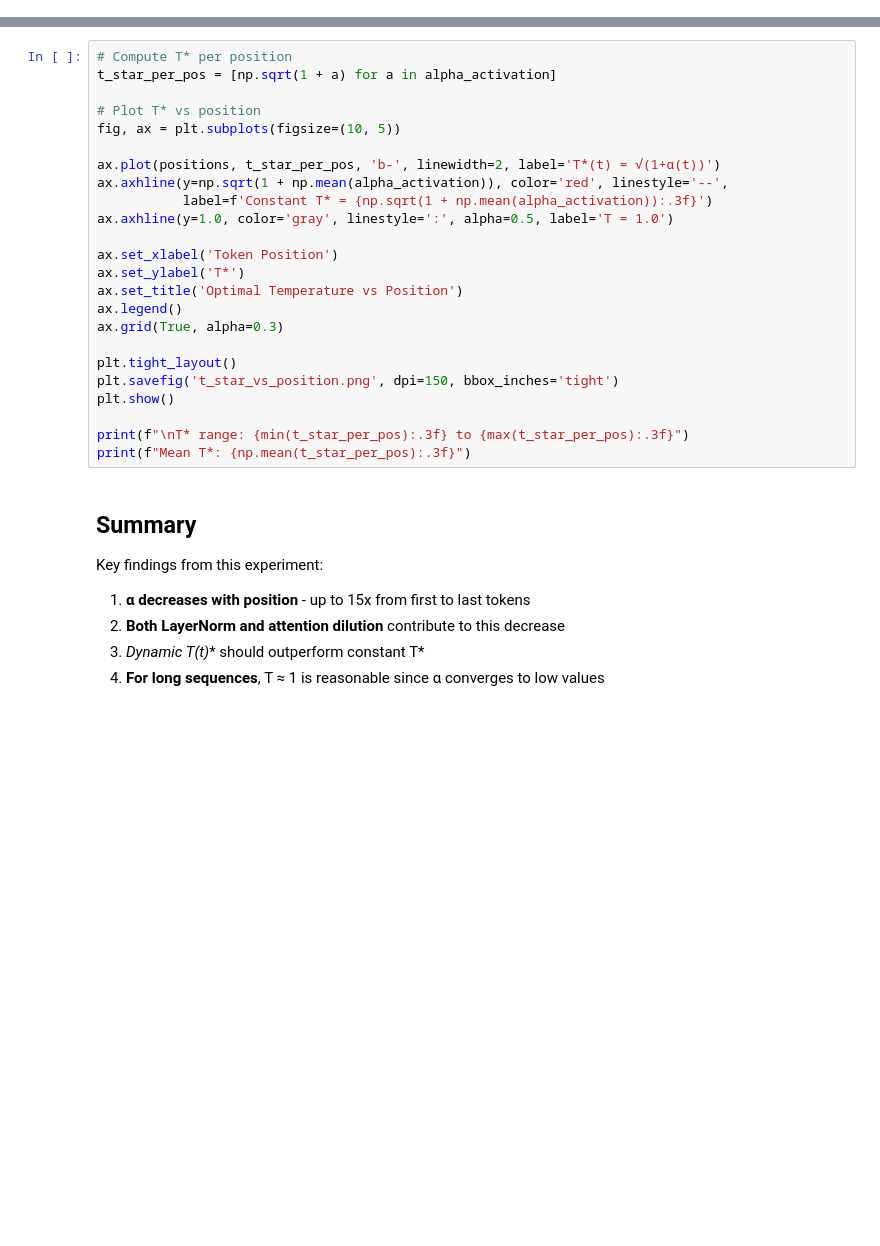
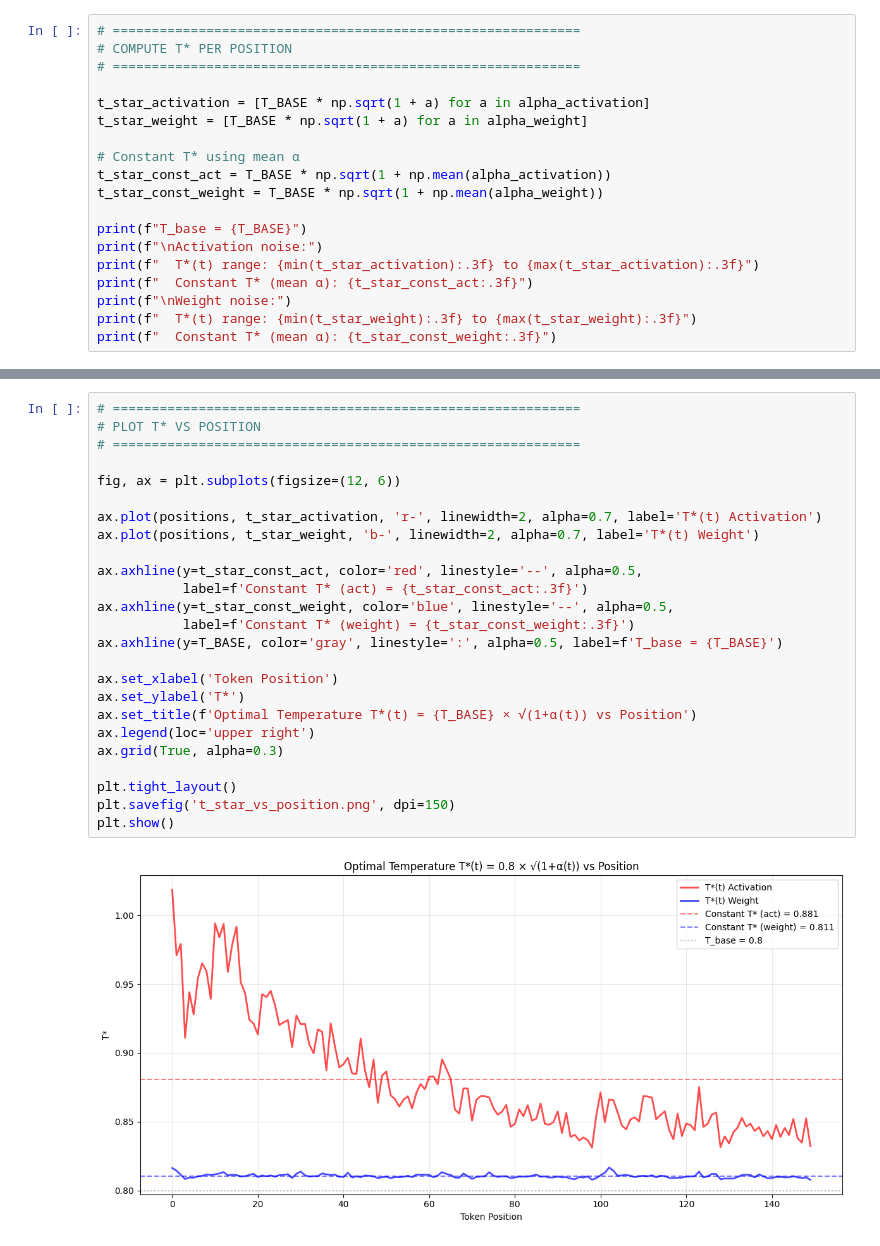
Before and after one commit to maralkh/sampling_temperature_calibration, a Jupyter notebook: experiment_6_position.ipynb, the cells around one changed output, grey strips where cells are left out. Saved outputs shown, nothing was run; the diff lists cells and outputs as text; blank space fills up the shorter version.

```diff
--- a/experiment_6_position.ipynb
+++ b/experiment_6_position.ipynb
@@ -647,0 +334,19 @@ Compare position-dependent temperature with constant temperature.
+# %%
+# ============================================================
+# COMPUTE T* PER POSITION
+# ============================================================
+
+t_star_activation = [T_BASE * np.sqrt(1 + a) for a in alpha_activation]
+t_star_weight = [T_BASE * np.sqrt(1 + a) for a in alpha_weight]
+
+# Constant T* using mean α
+t_star_const_act = T_BASE * np.sqrt(1 + np.mean(alpha_activation))
+t_star_const_weight = T_BASE * np.sqrt(1 + np.mean(alpha_weight))
+
+print(f"T_base = {T_BASE}")
+print(f"\nActivation noise:")
+print(f"  T*(t) range: {min(t_star_activation):.3f} to {max(t_star_activation):.3f}")
+print(f"  Constant T* (mean α): {t_star_const_act:.3f}")
+print(f"\nWeight noise:")
+print(f"  T*(t) range: {min(t_star_weight):.3f} to {max(t_star_weight):.3f}")
+print(f"  Constant T* (mean α): {t_star_const_weight:.3f}")
@@ -648,33 +363,27 @@ Compare position-dependent temperature with constant temperature.
 # %%
-# Compute T* per position
-t_star_per_pos = [np.sqrt(1 + a) for a in alpha_activation]
+# ============================================================
+# PLOT T* VS POSITION
+# ============================================================
 
-# Plot T* vs position
-fig, ax = plt.subplots(figsize=(10, 5))
+fig, ax = plt.subplots(figsize=(12, 6))
 
-ax.plot(positions, t_star_per_pos, 'b-', linewidth=2, label='T*(t) = √(1+α(t))')
-ax.axhline(y=np.sqrt(1 + np.mean(alpha_activation)), color='red', linestyle='--',
-           label=f'Constant T* = {np.sqrt(1 + np.mean(alpha_activation)):.3f}')
-ax.axhline(y=1.0, color='gray', linestyle=':', alpha=0.5, label='T = 1.0')
+ax.plot(positions, t_star_activation, 'r-', linewidth=2, alpha=0.7, label='T*(t) Activation')
+ax.plot(positions, t_star_weight, 'b-', linewidth=2, alpha=0.7, label='T*(t) Weight')
+
+ax.axhline(y=t_star_const_act, color='red', linestyle='--', alpha=0.5,
+           label=f'Constant T* (act) = {t_star_const_act:.3f}')
+ax.axhline(y=t_star_const_weight, color='blue', linestyle='--', alpha=0.5,
+           label=f'Constant T* (weight) = {t_star_const_weight:.3f}')
+ax.axhline(y=T_BASE, color='gray', linestyle=':', alpha=0.5, label=f'T_base = {T_BASE}')
 
 ax.set_xlabel('Token Position')
 ax.set_ylabel('T*')
-ax.set_title('Optimal Temperature vs Position')
-ax.legend()
+ax.set_title(f'Optimal Temperature T*(t) = {T_BASE} × √(1+α(t)) vs Position')
+ax.legend(loc='upper right')
 ax.grid(True, alpha=0.3)
 
 plt.tight_layout()
-plt.savefig('t_star_vs_position.png', dpi=150, bbox_inches='tight')
+plt.savefig('t_star_vs_position.png', dpi=150)
 plt.show()
-
-print(f"\nT* range: {min(t_star_per_pos):.3f} to {max(t_star_per_pos):.3f}")
-print(f"Mean T*: {np.mean(t_star_per_pos):.3f}")
+# %% [output]
+[figure, added]
-# %% [markdown]
-## Summary
-
-Key findings from this experiment:
-
-1. **α decreases with position** - up to 15x from first to last tokens
-2. **Both LayerNorm and attention dilution** contribute to this decrease
-3. **Dynamic T*(t)** should outperform constant T*
-4. **For long sequences**, T ≈ 1 is reasonable since α converges to low values
```
Also changed, not shown: parts of 25 cells of this notebook, 1 other file.
